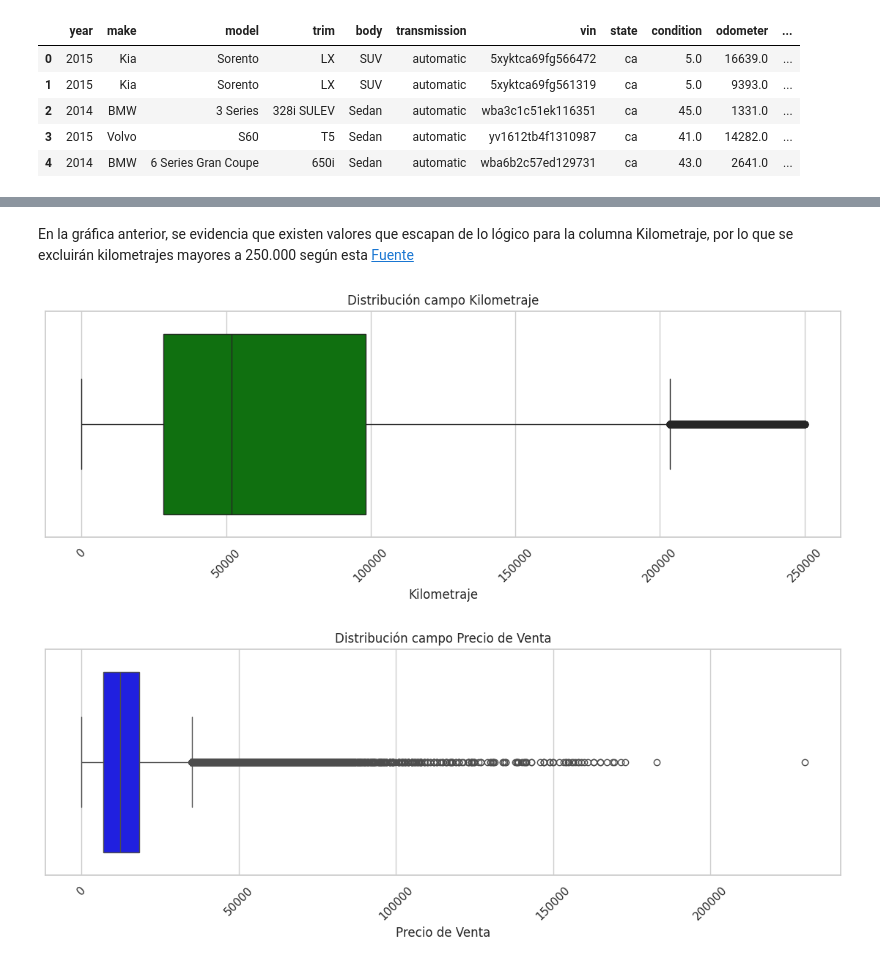
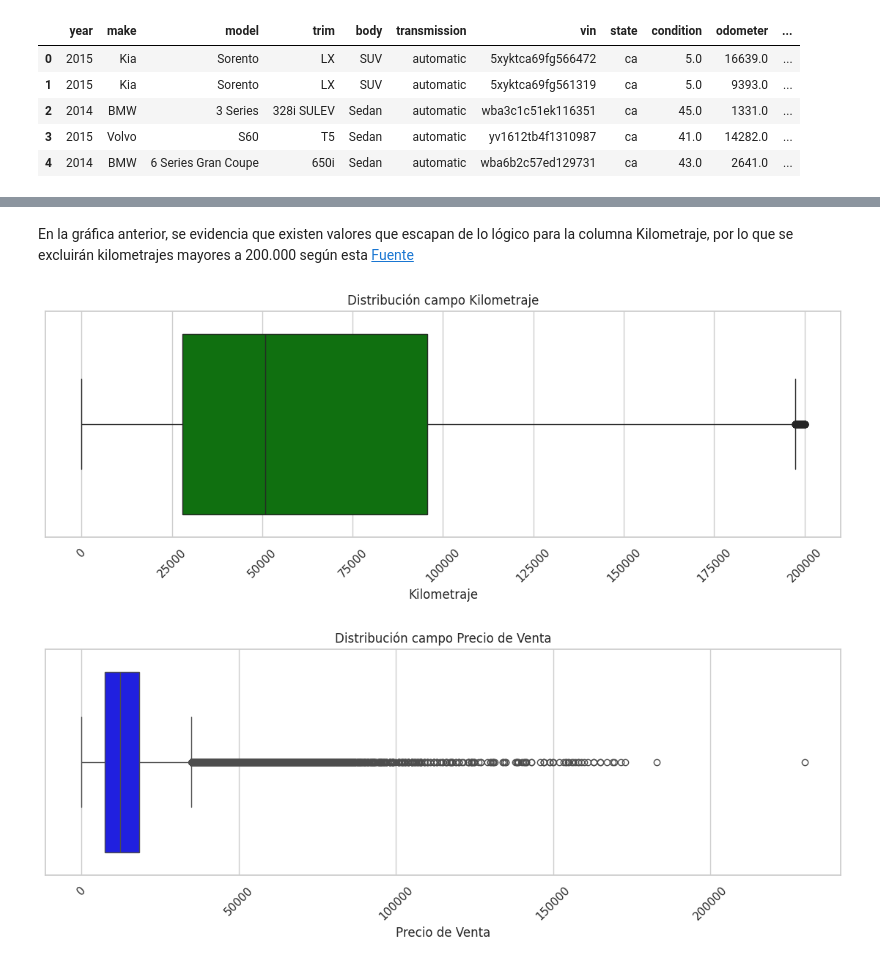
Before and after one commit to nicolaschavezarenas/proyecto_final_DS1, a Jupyter notebook: Proyecto_ParteIIII_Chavez.ipynb, the cells around one changed output, grey strips where cells are left out. Drawn from its saved outputs; the diff is of its cells as text; code cells hidden in the pictures.

```diff
--- a/Proyecto_ParteIIII_Chavez.ipynb
+++ b/Proyecto_ParteIIII_Chavez.ipynb
@@ -85,18 +94,18 @@ plt.show()
 # %% [markdown]
-En la gráfica anterior, se evidencia que existen valores que escapan de lo lógico para la columna Kilometraje, por lo que se excluirán kilometrajes mayores a 250.000 según esta [Fuente](https://www.euromaster-neumaticos.es/blog/duracion-kilometros-coche#:~:text=%C2%BFEs%20posible%20estimar%20cu%C3%A1ntos%20kil%C3%B3metros,250%2C000%20a%20300%2C000%20kil%C3%B3metros%20recorridos.)
+En la gráfica anterior, se evidencia que existen valores que escapan de lo lógico para la columna Kilometraje, por lo que se excluirán kilometrajes mayores a 200.000 según esta [Fuente](https://www.euromaster-neumaticos.es/blog/duracion-kilometros-coche#:~:text=%C2%BFEs%20posible%20estimar%20cu%C3%A1ntos%20kil%C3%B3metros,250%2C000%20a%20300%2C000%20kil%C3%B3metros%20recorridos.)
 # %%
 #Se eliminan filas con kilometraje mayor a 250.000
 
-df = df[df['odometer'] <=250000]
+df = df[df['odometer'] <=200000]
 
 plt.figure(figsize=(14, 4))
 sns.boxplot(x="odometer", data=df,color='Green')
 plt.xlabel('Kilometraje')
 plt.title('Distribución campo Kilometraje')
 plt.xticks(rotation=45)
 plt.show()
 # %% [output]
-[figure, old version]
+[figure, new version]
 # %%
 #Ahora haremos la misma revisión con el precio de los autos
 plt.figure(figsize=(14, 4))
```
Also changed, not shown: parts of 49 cells of this notebook.
